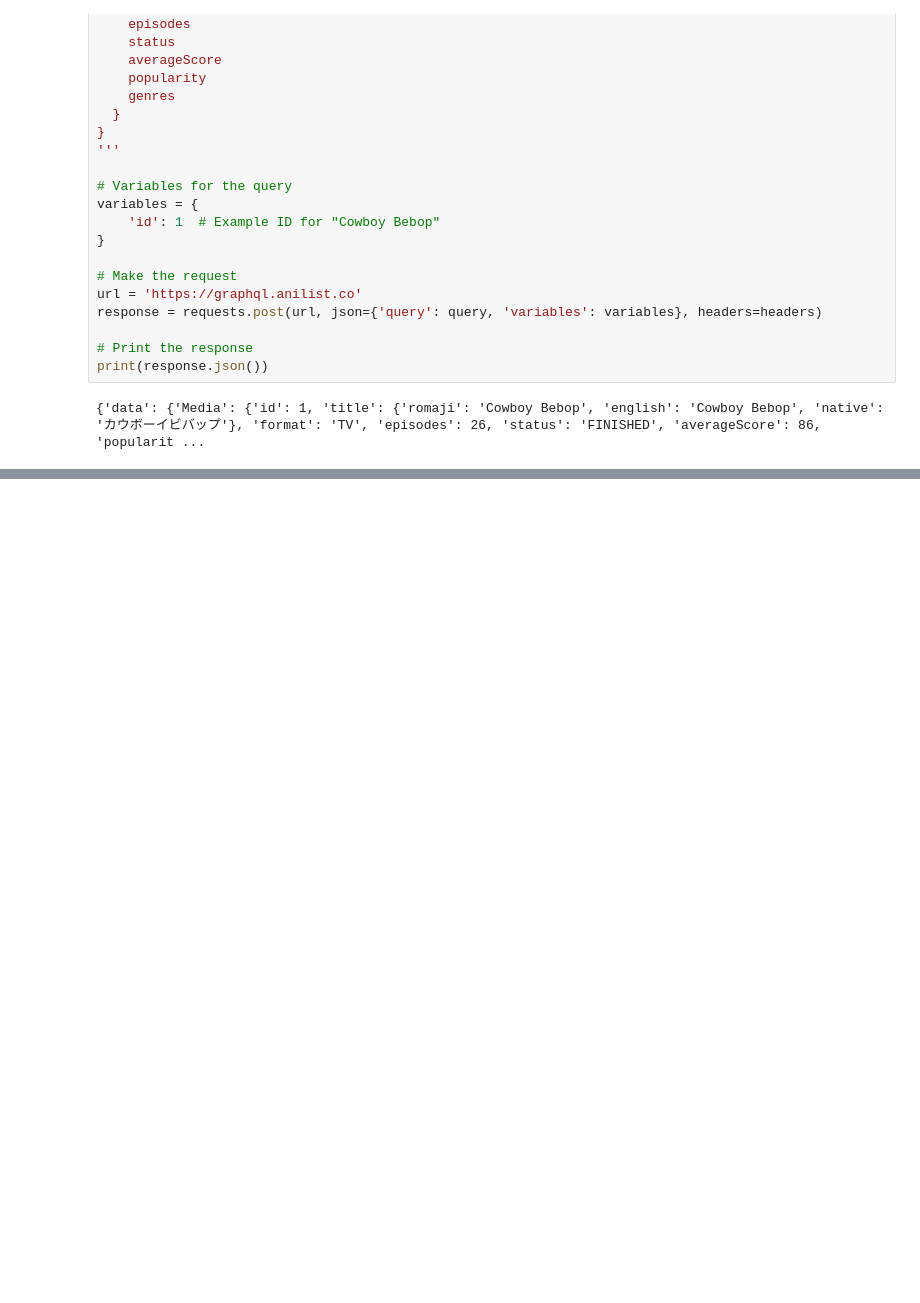
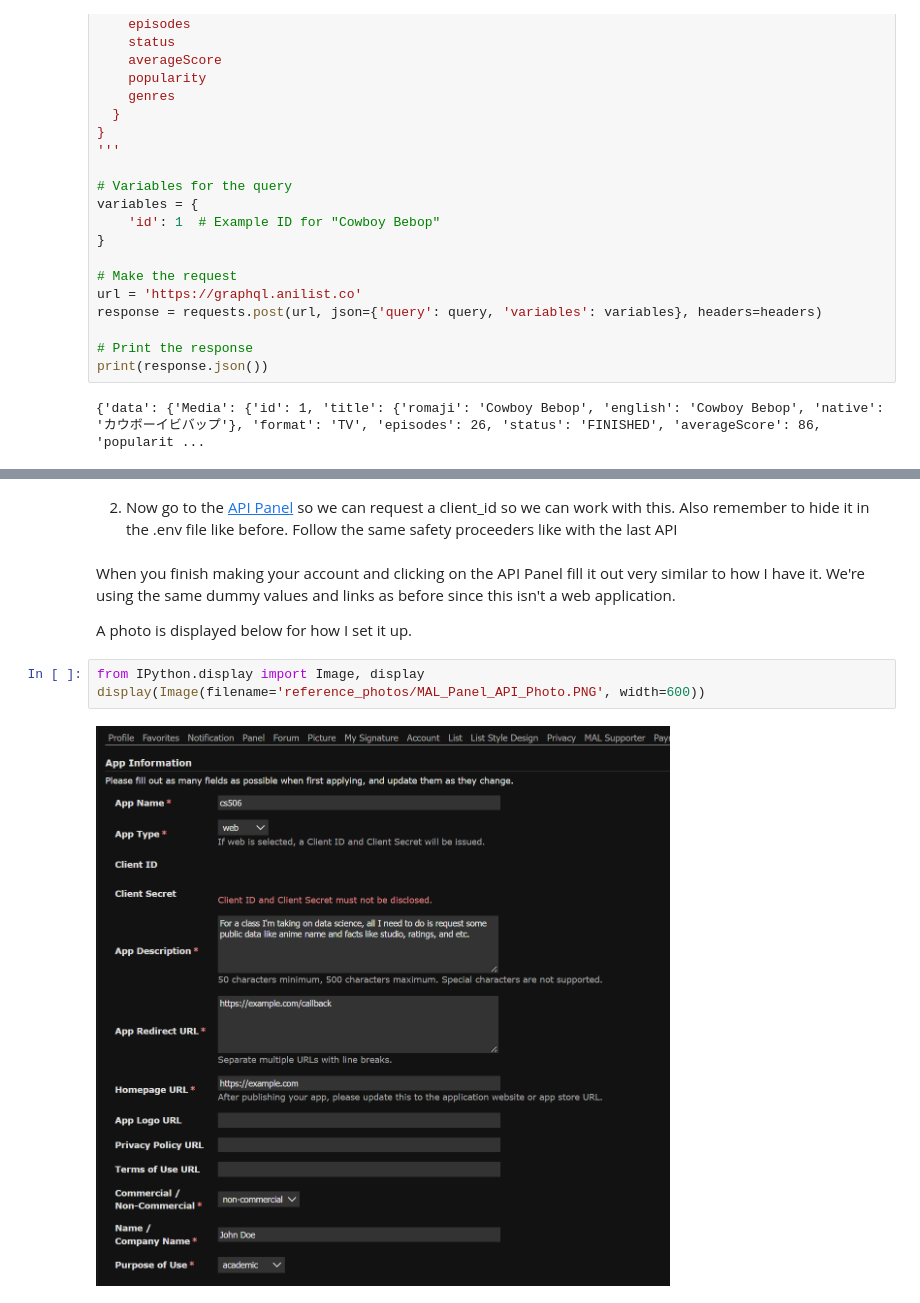
Before and after one commit to ZReidPie/zreid-datascience-finalproject, a Jupyter notebook: code.ipynb, the cells around one changed output, grey strips where cells are left out. Cells and saved outputs as stored; diff of their text form; blank space fills up the shorter version.

```diff
--- a/code.ipynb
+++ b/code.ipynb
@@ -154,0 +164,12 @@ Time for MyAnimeList (MAL)
+# %% [markdown]
+2. Now go to the [API Panel](https://myanimelist.net/apiconfig) so we can request a client_id so we can work with this. Also remember to hide it in the .env file like before. Follow the same safety proceeders like with the last API
+# %% [markdown]
+When you finish making your account and clicking on the API Panel fill it out very similar to how I have it.
+We're using the same dummy values and links as before since this isn't a web application.
+
+A photo is displayed below for how I set it up.
+# %%
+from IPython.display import Image, display
+display(Image(filename='reference_photos/MAL_Panel_API_Photo.PNG', width=600))
+# %% [output]
+[figure, added]
```
Also changed, not shown: parts of 9 cells of this notebook, 2 other files.
